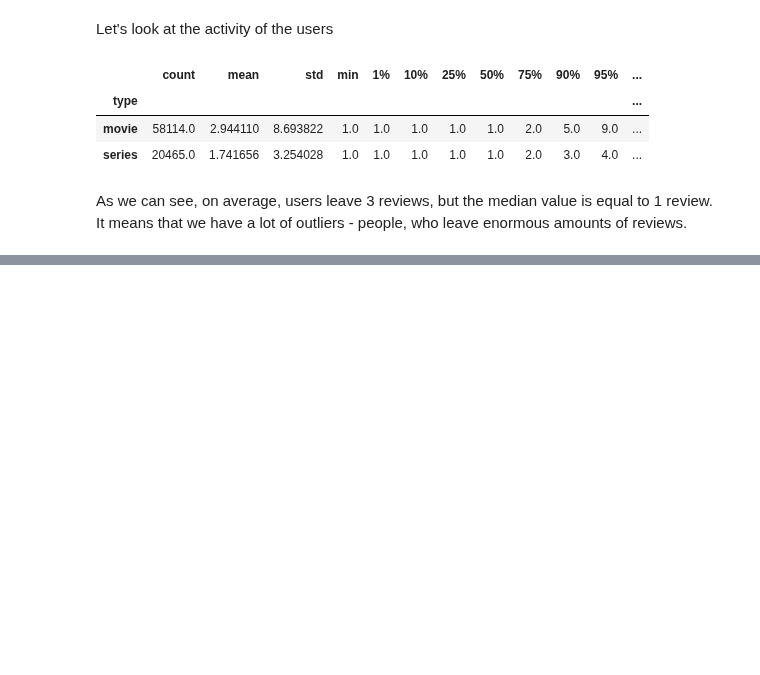
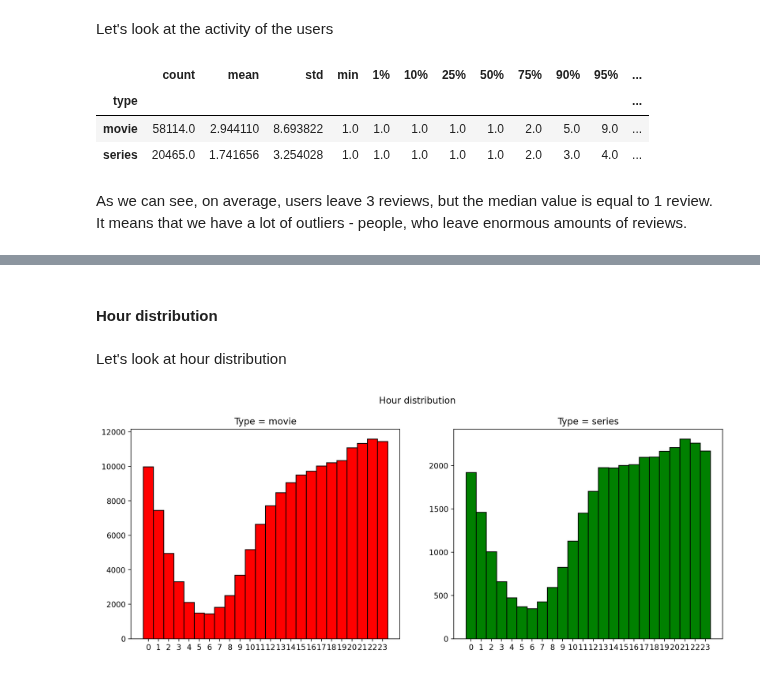
Before and after one commit to Extremesarova/shows_analysis, a Jupyter notebook: shows_analysis/notebooks/4_datasets_eda/reviews_eda.ipynb, the cells around one changed output, grey strips where cells are left out. Saved outputs shown, nothing was run; the diff lists cells and outputs as text; code cells hidden in the pictures; blank space fills up the shorter version.

```diff
--- a/shows_analysis/notebooks/4_datasets_eda/reviews_eda.ipynb
+++ b/shows_analysis/notebooks/4_datasets_eda/reviews_eda.ipynb
@@ -19,3 +38,29 @@ SEED = 42
+# %%
+def plot_dt_per_type(
+    dataframe: pd.DataFrame,
+    column: str,
+    title: str,
+    bins: int = 24,
+):
+    f, ax = plt.subplots(1, 2, figsize=(14, 5))
+
+    dataframe[dataframe["type"] == "movie"][column].hist(
+        ax=ax[0], edgecolor="black", color="red", bins=np.arange(bins + 1) - 0.5
+    )
+    ax[0].set_title("Type = movie")
+    ax[0].set_xticks(range(bins), minor=False)
+    ax[0].grid(visible=None)
+
+    dataframe[dataframe["type"] == "series"][column].hist(
+        ax=ax[1], edgecolor="black", color="green", bins=np.arange(bins + 1) - 0.5
+    )
+    ax[1].set_title("Type = series")
+    ax[1].set_xticks(range(bins), minor=False)
+    ax[1].grid(visible=None)
+
+    f.suptitle(title, y=1.0)
+
+    plt.show()
 # %% [markdown]
 ## Paths
 # %%
@@ -118,0 +192,16 @@ plt.show()
+# %%
+reviews["hour"] = reviews["datetime"].dt.hour
+reviews["weekday"] = reviews["datetime"].dt.weekday
+reviews["month"] = reviews["datetime"].dt.month - 1
+# %% [markdown]
+#### Hour distribution
+# %% [markdown]
+Let's look at hour distribution
+# %%
+plot_dt_per_type(
+    dataframe=reviews,
+    column="hour",
+    title="Hour distribution",
+)
+# %% [output]
+[figure, added]
```
Also changed, not shown: parts of 20 cells of this notebook, 2 other files.
